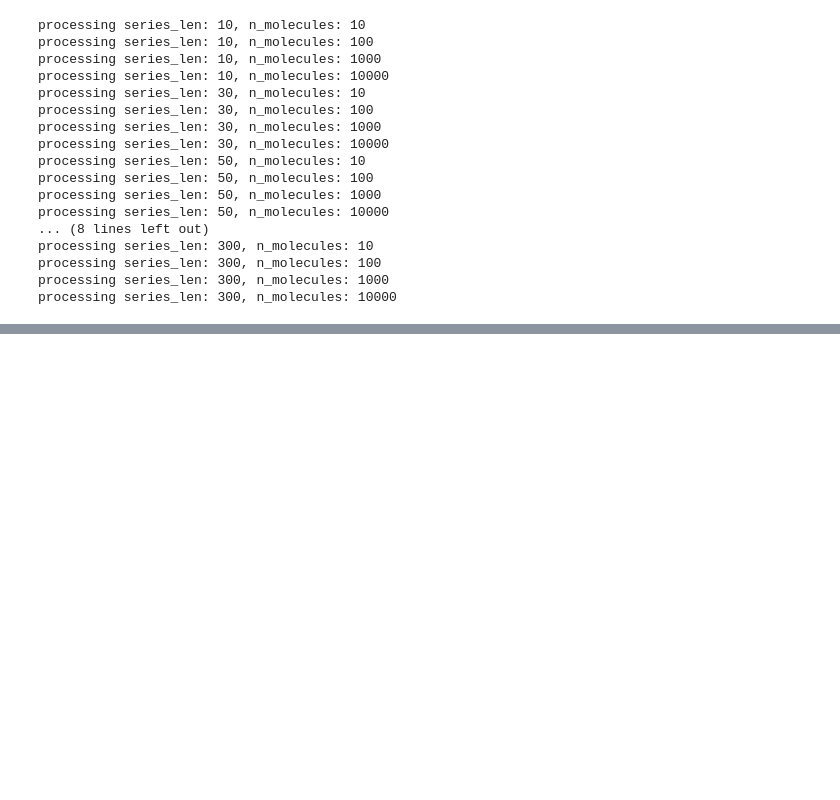
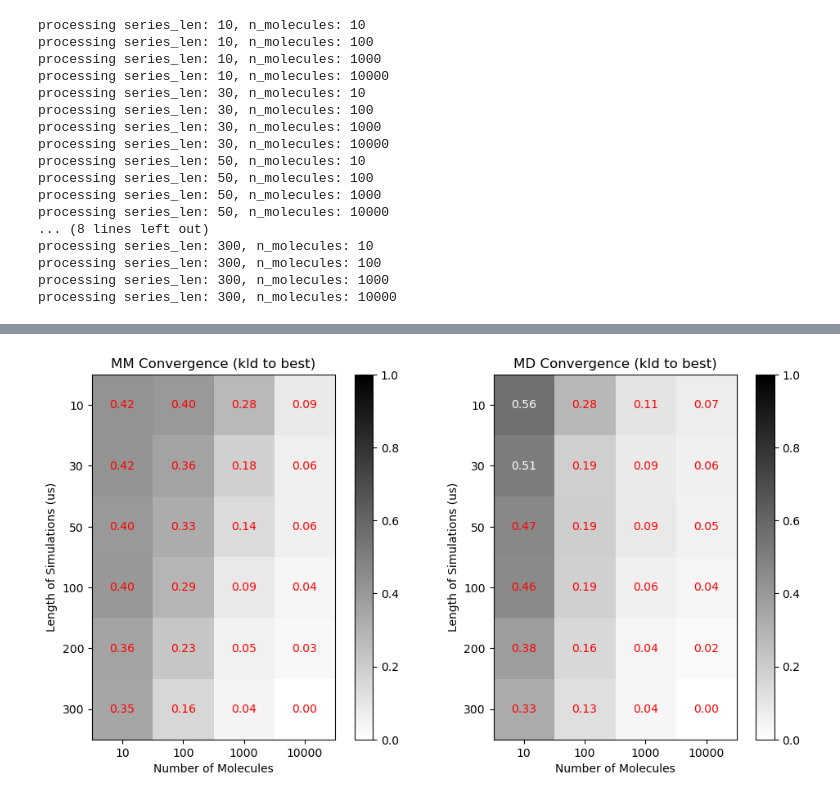
Before and after one commit to ravehlab/iMSM, a Jupyter notebook: 012_EXP_compare_efficiency.ipynb, the cells around one changed output, grey strips where cells are left out. Saved outputs shown, nothing was run; the diff lists cells and outputs as text; code cells hidden in the pictures; blank space fills up the shorter version.

```diff
--- a/012_EXP_compare_efficiency.ipynb
+++ b/012_EXP_compare_efficiency.ipynb
@@ -169,0 +204,71 @@ plt.show()
+# %%
+# before we only checked similiarity to the best md empirical dist
+# no we check how fast the model converges
+# so for mm and md, we will compare each distribution to the best one for that specific model
+# this will be done using the KL divergence.
+# this will result in 2 heatmaps, and hopefully the markov model converges first.
+with open(f"data/stationary_dists/mm-interactions-{int(300/10)}us-{10000}n.pickle", "rb") as f:
+    best_mm_dist = pickle.load(f)
+with open(f"data/empirical_dists/md-interactions-{int(300/10)}us-{10000}n.pickle", "rb") as f:
+    best_md_dist = pickle.load(f)
+
+mm_klds = np.zeros((len(lengths), len(amounts)))
+md_klds = np.zeros((len(lengths), len(amounts)))
+
+
+for i, series_len in enumerate(lengths):
+    for j, n_molecules in enumerate(amounts):
+
+        with open(f"data/stationary_dists/mm-interactions-{int(series_len/10)}us-{n_molecules}n.pickle", "rb") as f:
+            mm_empirical_dist = pickle.load(f)
+        mm_kld = jensenshannon(mm_empirical_dist, best_mm_dist)
+
+        with open(f"data/empirical_dists/md-interactions-{int(series_len/10)}us-{n_molecules}n.pickle", "rb") as f:
+            md_empirical_dist = pickle.load(f)
+        md_kld = jensenshannon(md_empirical_dist, best_md_dist)
+
+        mm_klds[i, j] = mm_kld
+        md_klds[i, j] = md_kld
+plt.figure(figsize=(10, 10))
+
+# First subplot - MM
+plt.subplot(2, 2, 1)
+plt.imshow(mm_klds, cmap='binary', interpolation='nearest', vmin=0, vmax=1)
+plt.xlabel('Number of Molecules')
+plt.ylabel('Length of Simulations (us)')
+# set the ticks
+plt.xticks(np.arange(len(amounts)), amounts)
+plt.yticks(np.arange(len(lengths)), lengths)
+
+# Add text annotations in the first heatmap
+for i in range(len(lengths)):
+    for j in range(len(amounts)):
+        plt.text(j, i, f"{mm_klds[i, j]:.2f}",
+                 ha="center", va="center",
+                 color="red" if mm_klds[i, j] < 0.5 else "white")
+
+plt.title('MM Convergence (kld to best)')
+plt.colorbar()
+
+# Second subplot - MD
+plt.subplot(2, 2, 2)
+plt.imshow(md_klds, cmap='binary', interpolation='nearest', vmin=0, vmax=1)
+plt.xlabel('Number of Molecules')
+plt.ylabel('Length of Simulations (us)')
+# set the ticks
+plt.xticks(np.arange(len(amounts)), amounts)
+plt.yticks(np.arange(len(lengths)), lengths)
+
+# Add text annotations in the second heatmap
+for i in range(md_klds.shape[0]):
+    for j in range(md_klds.shape[1]):
+        plt.text(j, i, f"{md_klds[i, j]:.2f}",
+                 ha="center", va="center",
+                 color="red" if md_klds[i, j] < 0.5 else "white")
+
+plt.title('MD Convergence (kld to best)')
+plt.colorbar()
+plt.tight_layout()
+plt.show()
+# %% [output]
+[figure, added]
```
Also changed, not shown: parts of 13 cells of this notebook, 11 other files.
